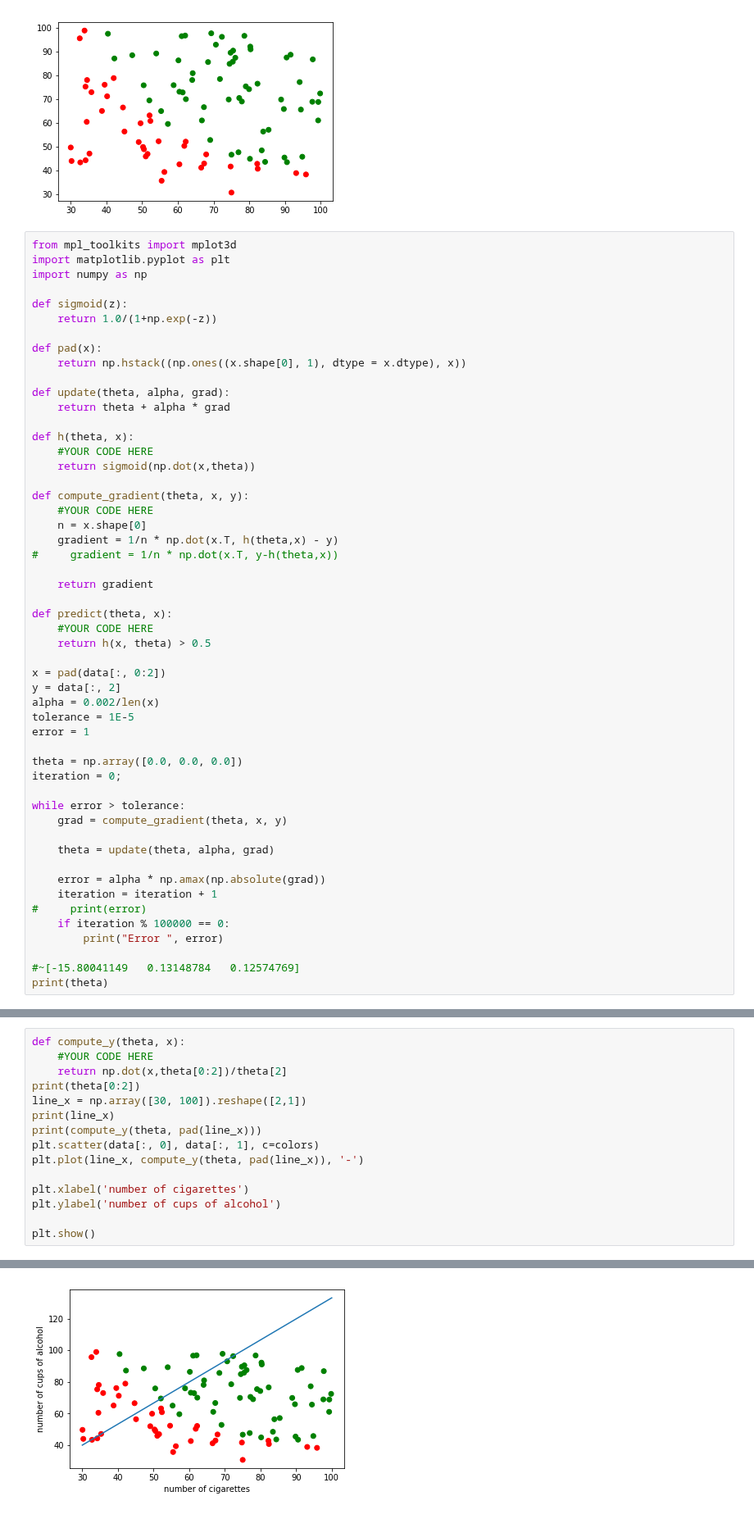
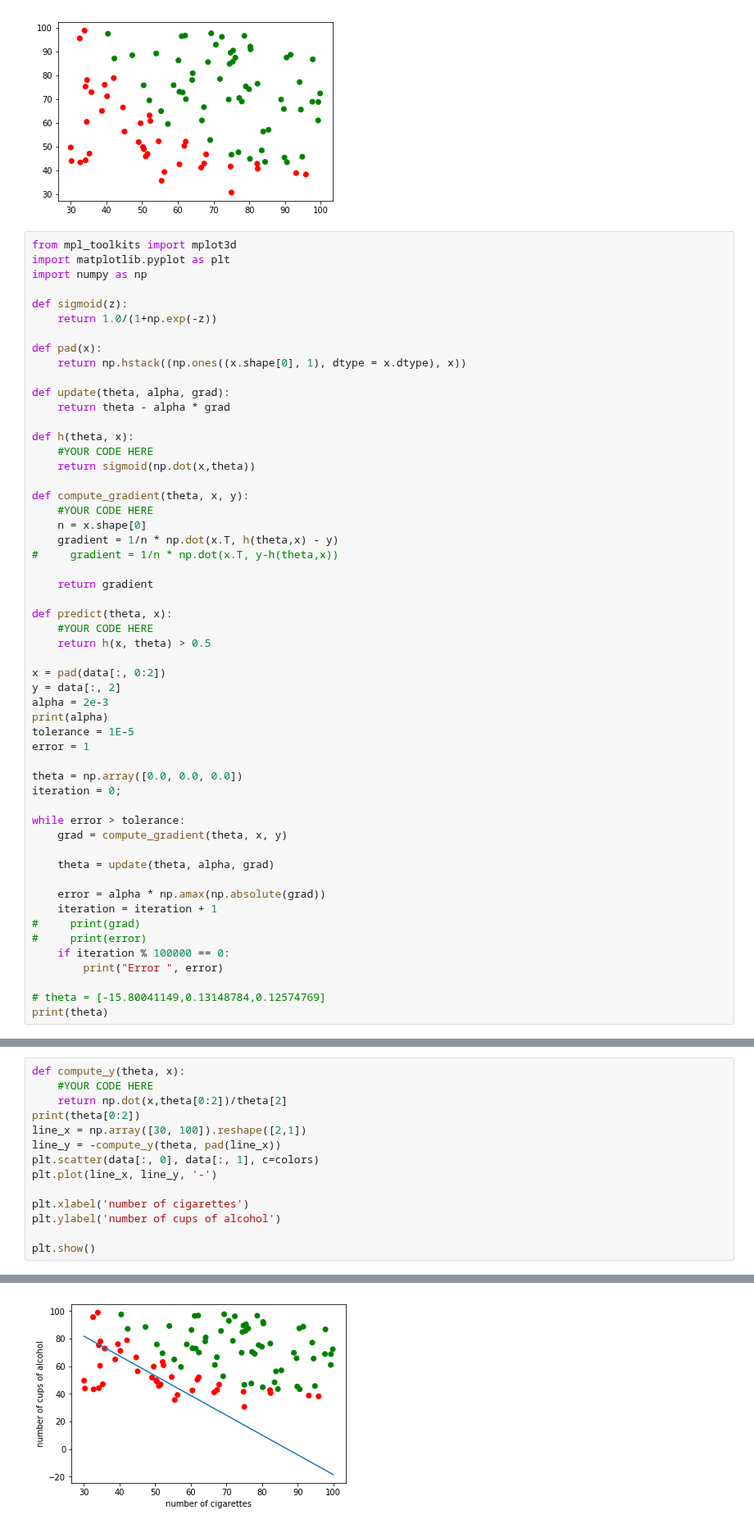
Before and after one commit to datvithanh/active-learn, a Jupyter notebook: lecture 1 practices/Logistic_Regression.ipynb, the cells around one changed output, grey strips where cells are left out. Shown at 82% size. Cells and saved outputs as stored; diff of their text form.

```diff
--- a/lecture 1 practices/Logistic_Regression.ipynb
+++ b/lecture 1 practices/Logistic_Regression.ipynb
@@ -27,7 +27,7 @@ def pad(x):
     return np.hstack((np.ones((x.shape[0], 1), dtype = x.dtype), x))
 
 def update(theta, alpha, grad):
-    return theta + alpha * grad
+    return theta - alpha * grad
 
 def h(theta, x):
     #YOUR CODE HERE
@@ -47,7 +47,8 @@ def predict(theta, x):
 
 x = pad(data[:, 0:2])
 y = data[:, 2]
-alpha = 0.002/len(x)
+alpha = 2e-3
+print(alpha)
 tolerance = 1E-5
 error = 1
 
@@ -61,9 +62,10 @@ while error > tolerance:
 
     error = alpha * np.amax(np.absolute(grad))
     iteration = iteration + 1
+#     print(grad)
 #     print(error)
     if iteration % 100000 == 0:
         print("Error ", error)
 
-#~[-15.80041149   0.13148784   0.12574769]
+# theta = [-15.80041149,0.13148784,0.12574769]
 print(theta)
@@ -73,10 +81,9 @@ def compute_y(theta, x):
     return np.dot(x,theta[0:2])/theta[2]
 print(theta[0:2])
 line_x = np.array([30, 100]).reshape([2,1])
-print(line_x)
-print(compute_y(theta, pad(line_x)))
+line_y = -compute_y(theta, pad(line_x))
 plt.scatter(data[:, 0], data[:, 1], c=colors)
-plt.plot(line_x, compute_y(theta, pad(line_x)), '-')
+plt.plot(line_x, line_y, '-')
 
 plt.xlabel('number of cigarettes')
 plt.ylabel('number of cups of alcohol')
@@ -90 +94 @@ plt.show()
-[figure, old version]
+[figure, new version]
```
Also changed, not shown: parts of 2 cells of this notebook, 4 other files.
